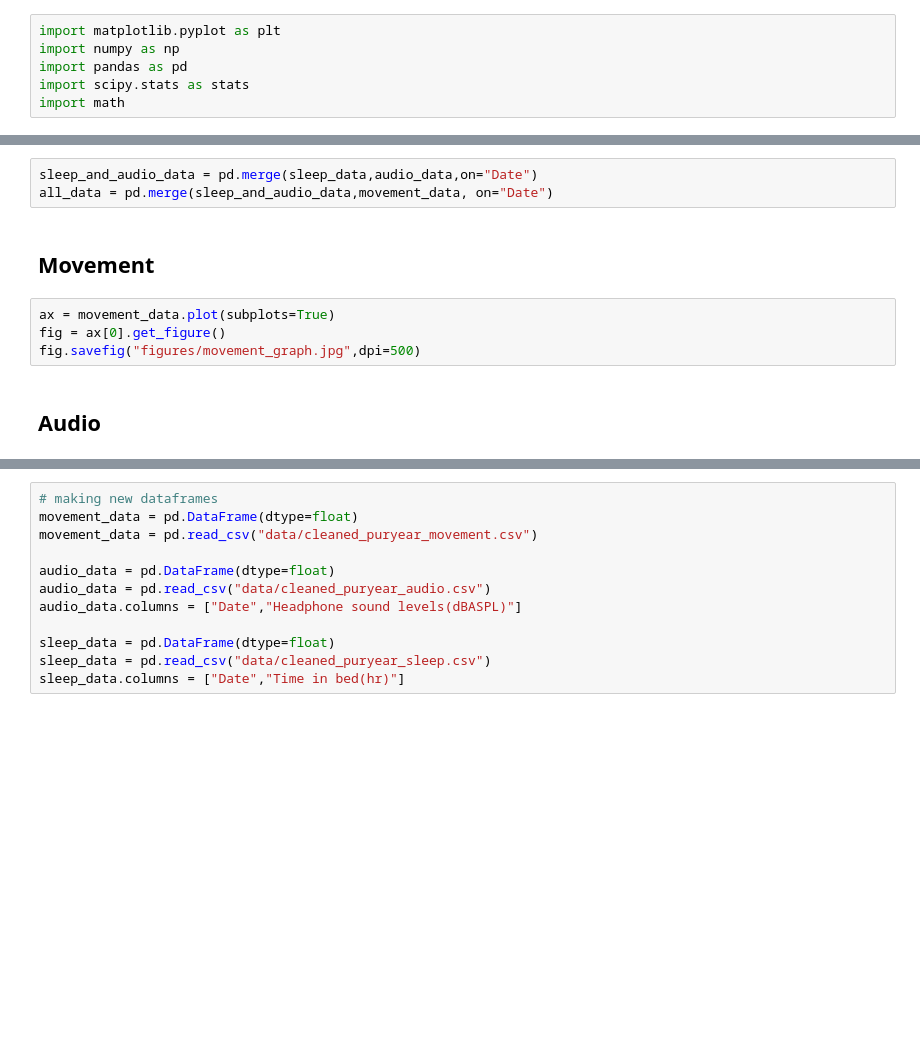
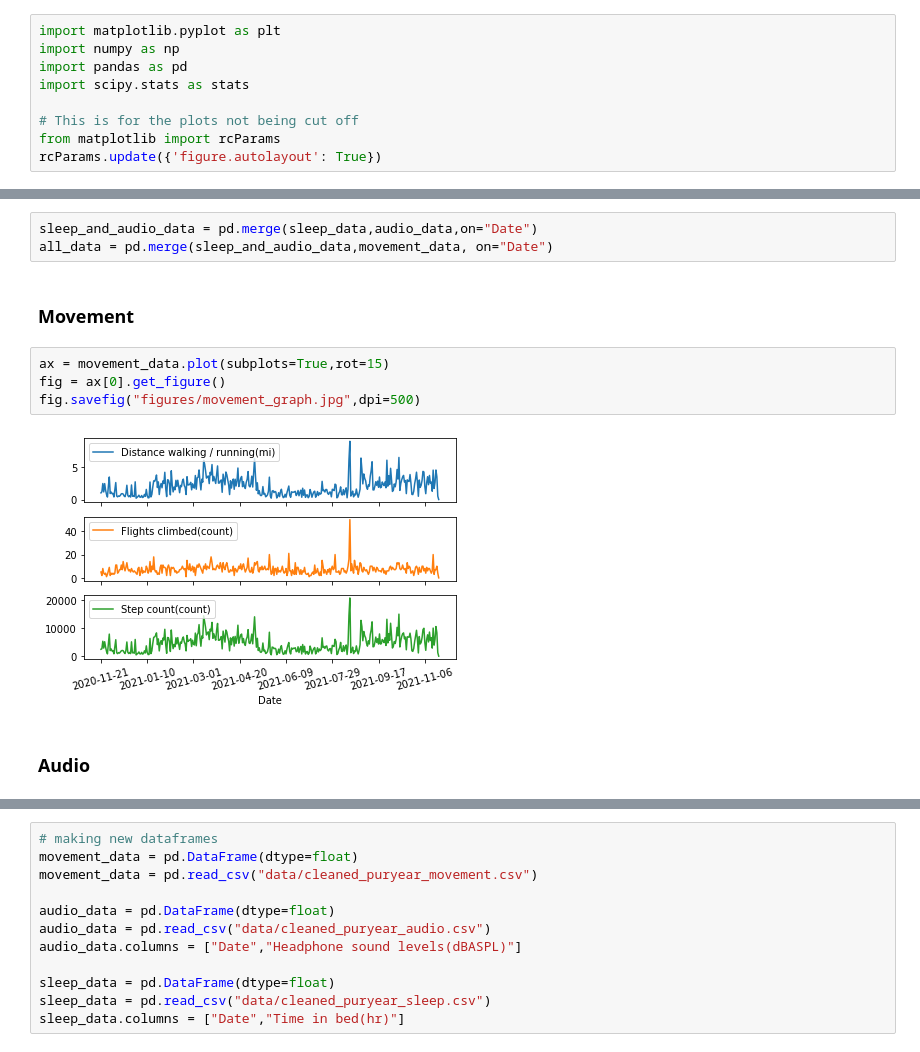
Before and after one commit to Ben10164/CPSC222-Project, a Jupyter notebook: project.ipynb, the cells around one changed output, grey strips where cells are left out. Drawn from its saved outputs; the diff is of its cells as text; blank space fills up the shorter version.

Commit message:
added the rcParams

```diff
--- a/project.ipynb
+++ b/project.ipynb
@@ -5,7 +5,10 @@ import matplotlib.pyplot as plt
 import numpy as np
 import pandas as pd
 import scipy.stats as stats
-import math
+
+# This is for the plots not being cut off
+from matplotlib import rcParams
+rcParams.update({'figure.autolayout': True})
 # %% [markdown]
 # Data Cleaning
 # %% [markdown]
@@ -154,11 +155,13 @@ sleep_data = pd.read_csv("data/cleaned_puryear_sleep.csv",index_col=0)
 sleep_and_audio_data = pd.merge(sleep_data,audio_data,on="Date")
 all_data = pd.merge(sleep_and_audio_data,movement_data, on="Date")
 # %% [markdown]
-## Movement
+### Movement
 # %%
-ax = movement_data.plot(subplots=True)
+ax = movement_data.plot(subplots=True,rot=15)
 fig = ax[0].get_figure()
 fig.savefig("figures/movement_graph.jpg",dpi=500)
+# %% [output]
+[figure, added]
 # %% [markdown]
-## Audio
+### Audio
 # %%
```
Also changed, not shown: parts of 47 cells of this notebook, 9 other files.
